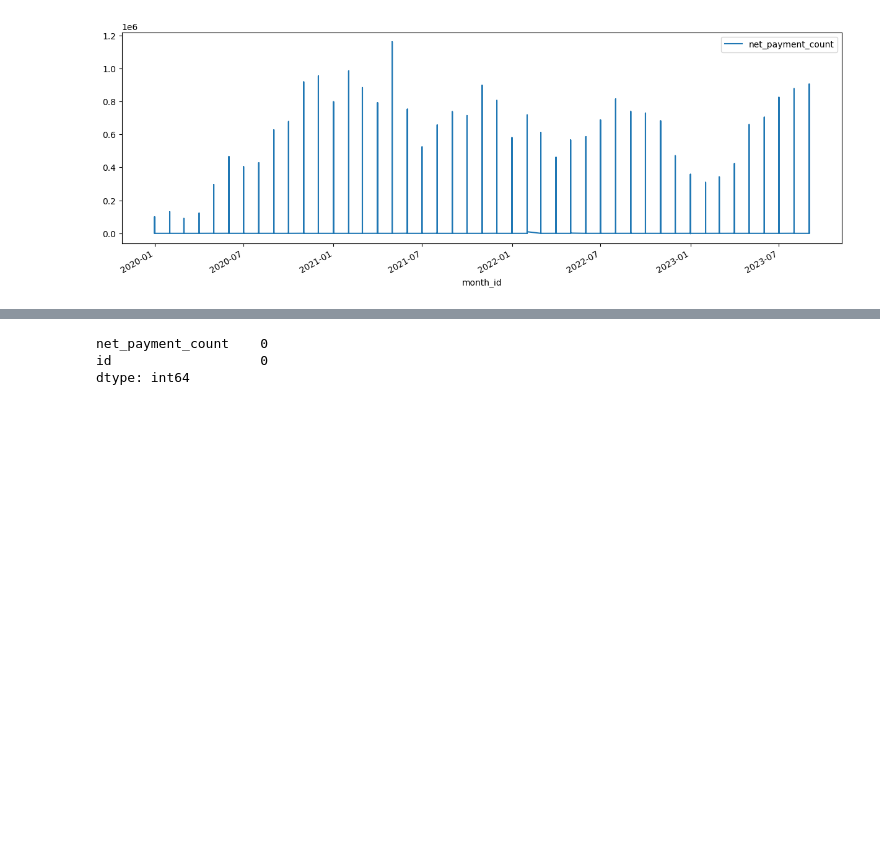
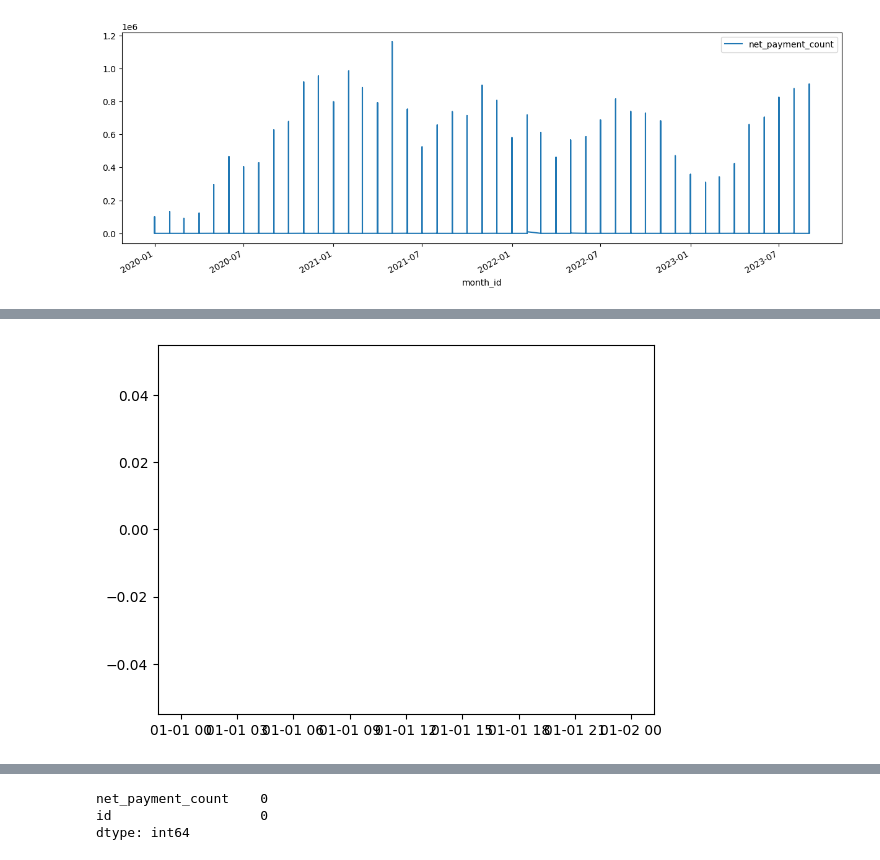
Before and after one commit to seydanurkayir/iyzico-datathon, a Jupyter notebook: iyzico-datathon.ipynb, the cells around one changed output, grey strips where cells are left out. Saved outputs shown, nothing was run; the diff lists cells and outputs as text; code cells hidden in the pictures; blank space fills up the shorter version.

```diff
--- a/iyzico-datathon.ipynb
+++ b/iyzico-datathon.ipynb
@@ -209,0 +148,29 @@ ts
+# %%
+
+# Tüm ayları içeren bir zaman serisi oluşturun
+full_date_range = pd.date_range(start='2020-01-01', end='2023-09-01', freq='MS')
+full_ts = pd.DataFrame(index=full_date_range)
+
+# Veri setini aylık olarak birleştirin
+df_full = full_ts.merge(ts, how='left', left_index=True, right_index=True)
+
+# Eksik verileri doldurun (örneğin, forward fill)
+df_full_filled = df_full.ffill()
+
+# Belirli bir 'id' için veriyi seçin
+merchant_id = 33179
+merchant_data = df_full_filled[df_full_filled['id'] == merchant_id]
+
+# Log dönüşümü yapın
+ts_log = np.log(merchant_data['net_payment_count'])
+
+# İlk farkı alın (differencing)
+ts_log_diff = ts_log - ts_log.shift()
+plt.plot(ts_log_diff)
+ts_log_diff.dropna(inplace=True)
+
+# ARIMA modelini oluşturun ve eğitin
+model = sm.tsa.ARIMA(ts_log, order=(0, 1, 1))
+results_ARIMA = model.fit()
+# %% [output]
+[figure, added]
```
Also changed, not shown: parts of 51 cells of this notebook, 1 other file.
